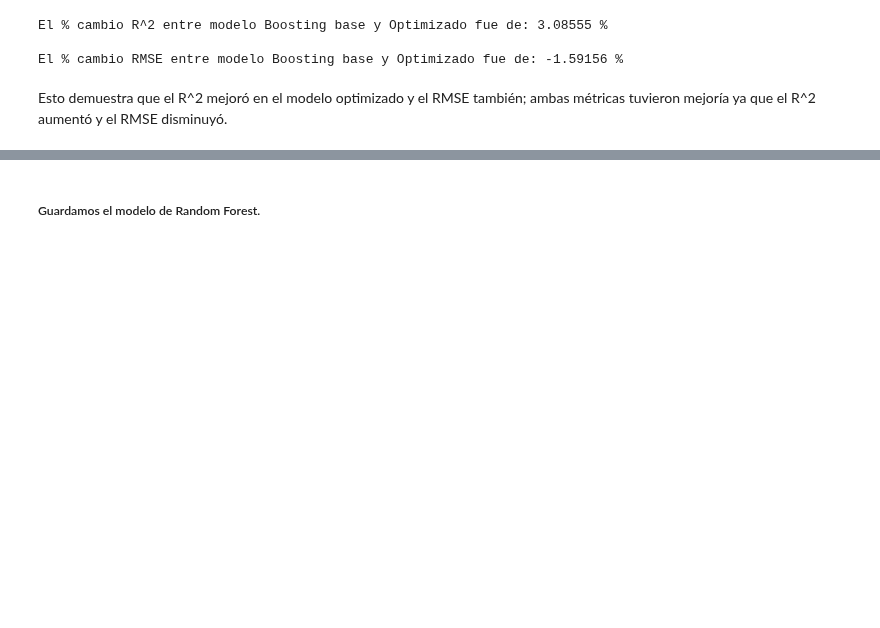
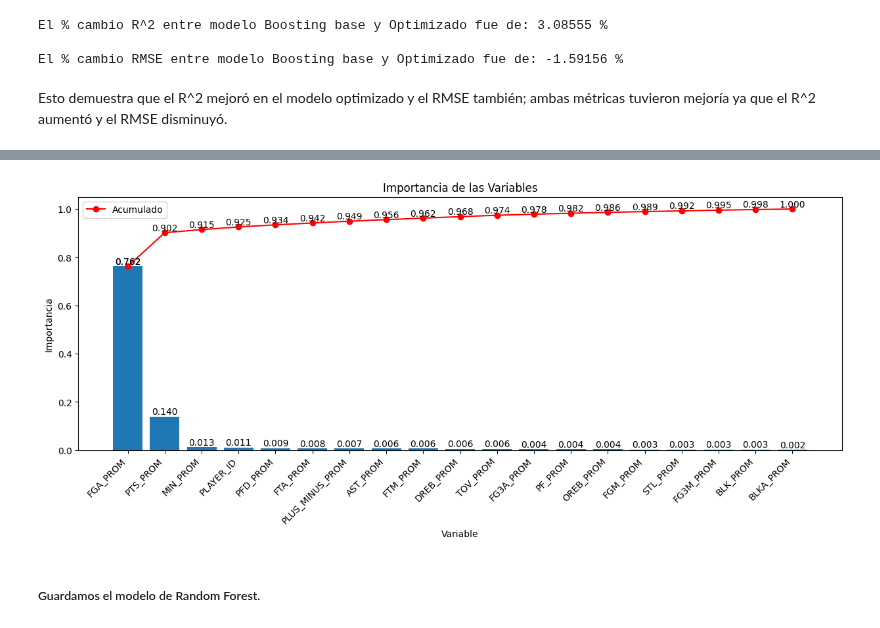
Before and after one commit to sebacent/ProyectoDS, a Jupyter notebook: src/Modelo.ipynb, the cells around one changed output, grey strips where cells are left out. Saved outputs shown, nothing was run; the diff lists cells and outputs as text; code cells hidden in the pictures; blank space fills up the shorter version.

```diff
--- a/src/Modelo.ipynb
+++ b/src/Modelo.ipynb
@@ -565,0 +613,6 @@ Esto demuestra que el R^2 mejoró en el modelo optimizado y el RMSE también; am
+# %%
+feature_importance = model_opt_rf.feature_importances_
+feature_names = X_train.columns
+feature_importance_df = pd.DataFrame({'Variable': feature_names, 'Importancia': feature_importance})
+feature_importance_df = feature_importance_df.sort_values(by='Importancia', ascending=False)
+print(feature_importance_df)
@@ -566,3 +640,31 @@ Esto demuestra que el R^2 mejoró en el modelo optimizado y el RMSE también; am
+# %%
+# Calcular el acumulado de importancias
+cumulative_importance = feature_importance_df['Importancia'].cumsum()
+
+plt.figure(figsize=(15, 5))
+bar_plot = plt.bar(feature_importance_df['Variable'], feature_importance_df['Importancia'])
+plt.plot(feature_importance_df['Variable'], cumulative_importance, color='red', marker='o', label='Acumulado')
+
+plt.xlabel('Variable')
+plt.ylabel('Importancia')
+plt.title('Importancia de las Variables')
+
+plt.xticks(rotation=45, ha='right')
+
+plt.legend()
+
+# Agregar etiquetas a cada barra
+for bar in bar_plot:
+    height = bar.get_height()
+    plt.text(bar.get_x() + bar.get_width() / 2, height, f'{height:.3f}', ha='center', va='bottom')
+
+# Agregar etiquetas a cada punto en la línea acumulada
+for x, y in zip(feature_importance_df['Variable'], cumulative_importance):
+    plt.text(x, y, f'{y:.3f}', ha='center', va='bottom')
+
+plt.show()
+# %% [output]
+[figure, added]
 # %% [markdown]
 ##### Guardamos el modelo de Random Forest.
 # %%
```
Also changed, not shown: parts of 9 cells of this notebook, 3 other files.
